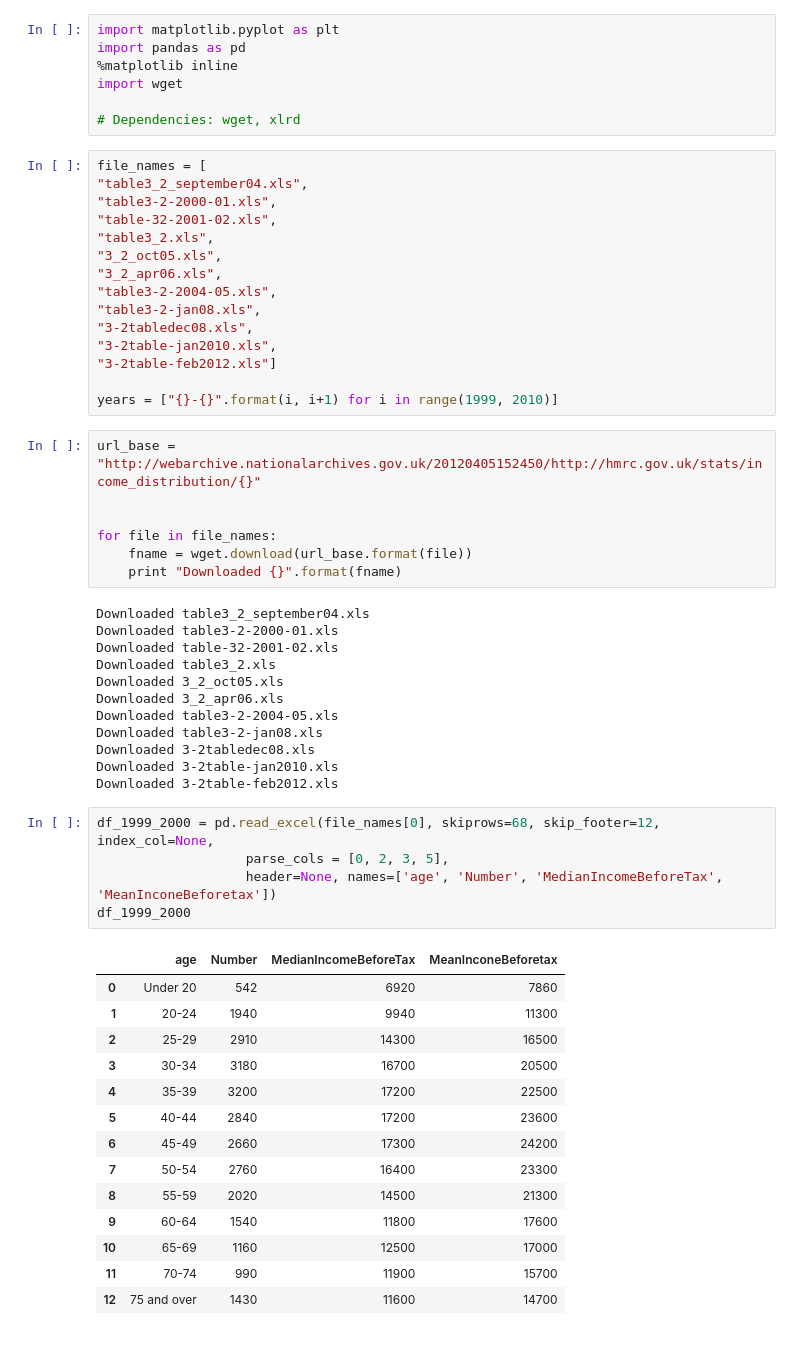
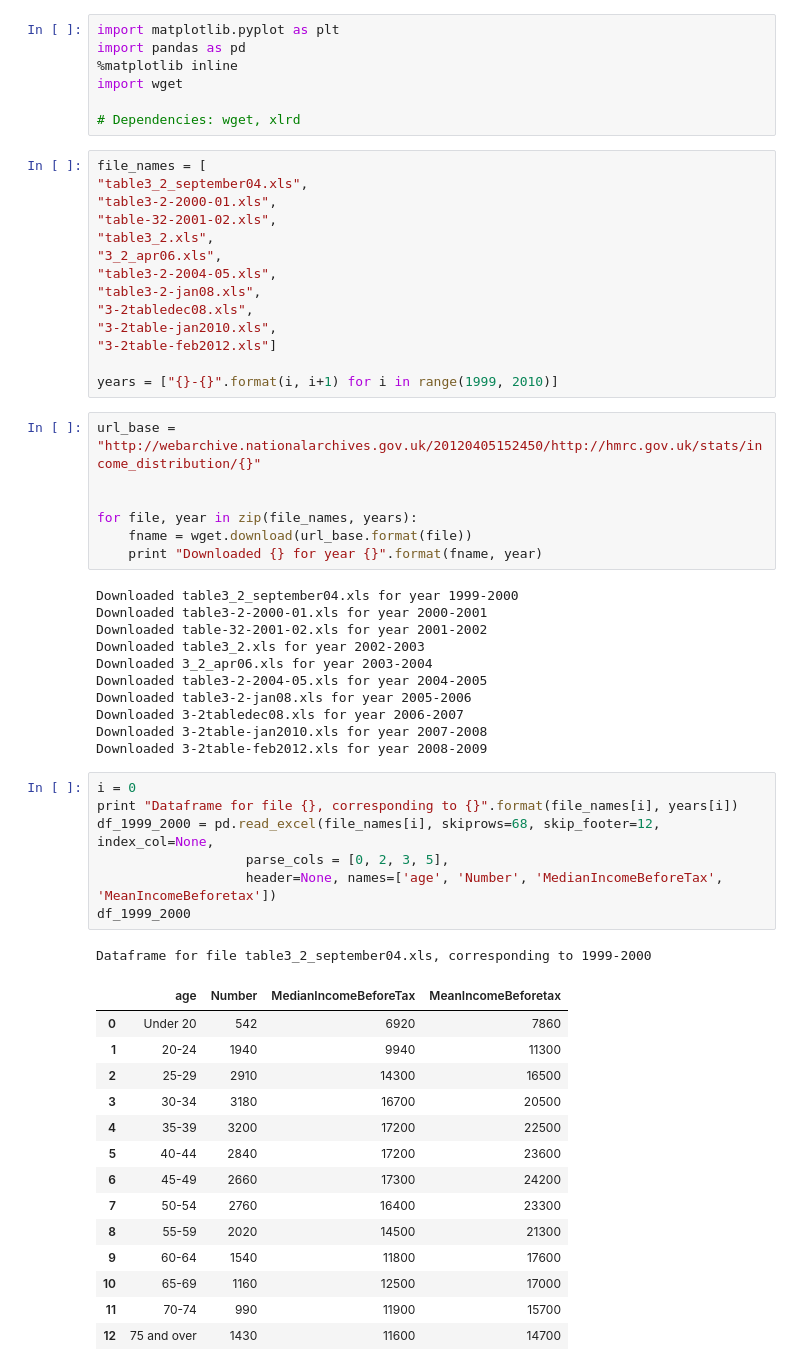
Before and after one commit to GregoryAshton/GregoryAshton.github.io, a Jupyter notebook: _notebooks/IncomeByAge.ipynb, the cells around one changed output. Saved outputs shown, nothing was run; the diff lists cells and outputs as text.

```diff
--- a/_notebooks/IncomeByAge.ipynb
+++ b/_notebooks/IncomeByAge.ipynb
@@ -11,7 +11,6 @@ file_names = [
 "table3-2-2000-01.xls",
 "table-32-2001-02.xls",
 "table3_2.xls",
-"3_2_oct05.xls",
 "3_2_apr06.xls",
 "table3-2-2004-05.xls",
 "table3-2-jan08.xls",
@@ -24,28 +23,30 @@ years = ["{}-{}".format(i, i+1) for i in range(1999, 2010)]
 url_base = "http://webarchive.nationalarchives.gov.uk/20120405152450/http://hmrc.gov.uk/stats/income_distribution/{}"
 
 
-for file in file_names:
+for file, year in zip(file_names, years):
     fname = wget.download(url_base.format(file))
-    print "Downloaded {}".format(fname)
+    print "Downloaded {} for year {}".format(fname, year)
 # %% [output]
-Downloaded table3_2_september04.xls
-Downloaded table3-2-2000-01.xls
-Downloaded table-32-2001-02.xls
-Downloaded table3_2.xls
-Downloaded 3_2_oct05.xls
-Downloaded 3_2_apr06.xls
-Downloaded table3-2-2004-05.xls
-Downloaded table3-2-jan08.xls
-Downloaded 3-2tabledec08.xls
-Downloaded 3-2table-jan2010.xls
-Downloaded 3-2table-feb2012.xls
+Downloaded table3_2_september04.xls for year 1999-2000
+Downloaded table3-2-2000-01.xls for year 2000-2001
+Downloaded table-32-2001-02.xls for year 2001-2002
+Downloaded table3_2.xls for year 2002-2003
+Downloaded 3_2_apr06.xls for year 2003-2004
+Downloaded table3-2-2004-05.xls for year 2004-2005
+Downloaded table3-2-jan08.xls for year 2005-2006
+Downloaded 3-2tabledec08.xls for year 2006-2007
+Downloaded 3-2table-jan2010.xls for year 2007-2008
+Downloaded 3-2table-feb2012.xls for year 2008-2009
 # %%
-df_1999_2000 = pd.read_excel(file_names[0], skiprows=68, skip_footer=12, index_col=None,
+i = 0
+print "Dataframe for file {}, corresponding to {}".format(file_names[i], years[i])
+df_1999_2000 = pd.read_excel(file_names[i], skiprows=68, skip_footer=12, index_col=None,
                    parse_cols = [0, 2, 3, 5],
-                   header=None, names=['age', 'Number', 'MedianIncomeBeforeTax', 'MeanInconeBeforetax'])
+                   header=None, names=['age', 'Number', 'MedianIncomeBeforeTax', 'MeanIncomeBeforetax'])
 df_1999_2000
 # %% [output]
+Dataframe for file table3_2_september04.xls, corresponding to 1999-2000
-|  | age | Number | MedianIncomeBeforeTax | MeanInconeBeforetax |
+|  | age | Number | MedianIncomeBeforeTax | MeanIncomeBeforetax |
 | 0 | Under 20 | 542 | 6920 | 7860 |
 | 1 | 20-24 | 1940 | 9940 | 11300 |
 | 2 | 25-29 | 2910 | 14300 | 16500 |
```
Also changed, not shown: parts of 12 cells of this notebook.
